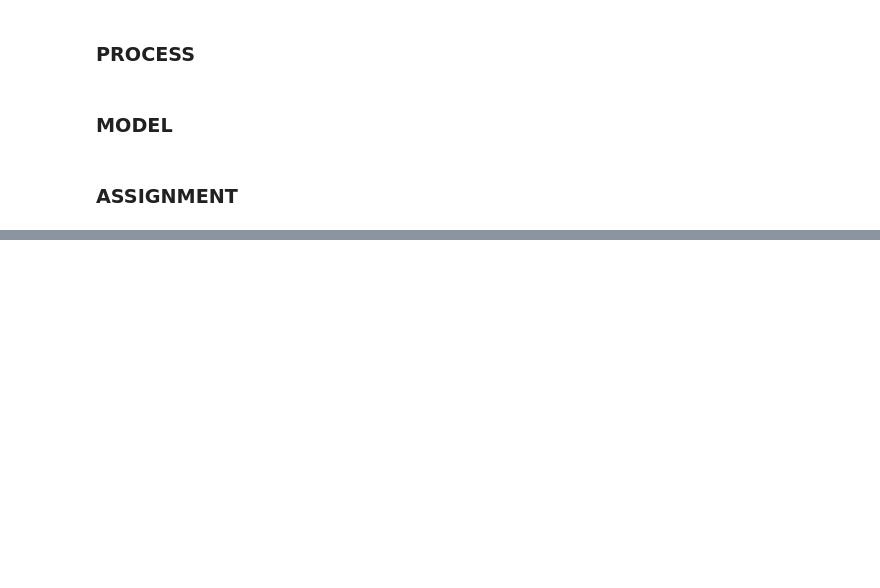
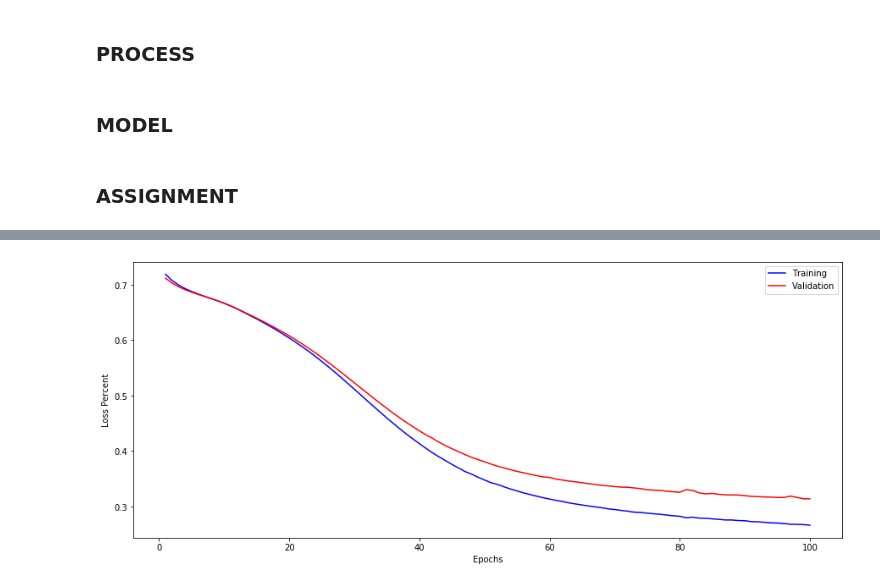
Before and after one commit to wickstjo/deep-learning, a Jupyter notebook: app.ipynb, the cells around one changed output, grey strips where cells are left out. Cells and saved outputs as stored; diff of their text form; code cells hidden in the pictures; blank space fills up the shorter version.

```diff
--- a/app.ipynb
+++ b/app.ipynb
@@ -31,7 +33,8 @@ def process(src):
     scaler.fit(features[1:])
     features = scaler.transform(features[1:])
 
-    return features, labels[1:]
+    # CONVERT BOTH TO NUMPY ARRAYS & RETURN
+    return np.asarray(features, dtype=np.float32), np.asarray(labels[1:], dtype=np.float32)
 # %% [markdown]
 ### MODEL
 # %%
@@ -67,24 +70,48 @@ def create_model(settings, features, labels):
     )
 
     # FIT IT
-    model.fit(
+    fitting = model.fit(
         features,
         labels,
         epochs = settings['epochs'],
         batch_size = settings['batch'],
-        validation_split = 0.2
+        validation_split = settings['split']
     )
 
-    return model
+    return {
+        'classifier': model,
+        'history': fitting.history
+    }
+# %%
+def inspect(model):
+
+    # FIND NUMBER OF EPOCHS
+    epochs = range(1, len(model['history']['accuracy']) + 1)
+
+    # CREATE FIGURE BASE
+    plt.figure(figsize=(15,6))
+
+    # SET BOTH LINES
+    plt.plot(epochs, model['history']['loss'], 'b', label = 'Training')
+    plt.plot(epochs, model['history']['val_loss'], 'b', label = 'Validation', color='red')
+
+    # SET LABELS & LEGEND
+    plt.xlabel('Epochs')
+    plt.ylabel('Loss Percent')
+    plt.legend()
+
+    # FINALLY SHOW
+    plt.show()
 # %% [markdown]
 ### ASSIGNMENT
 # %%
 features, labels = process('data.csv')
 # %%
-model = create_model({
+model, fitting = create_model({
     'loss': 'binary_crossentropy',
     'optimizer': 'sgd',
     'epochs': 100,
-    'batch': 32
+    'batch': 32,
+    'split': 0.2
 }, features, labels)
 # %% [output]
@@ -91,0 +135,4 @@ ValueError: Failed to find data adapter that can handle input: <class 'numpy.nda
+# %%
+inspect(model, fitting)
+# %% [output]
+[figure, added]
```
Also changed, not shown: parts of 3 cells of this notebook, 1 other file.
